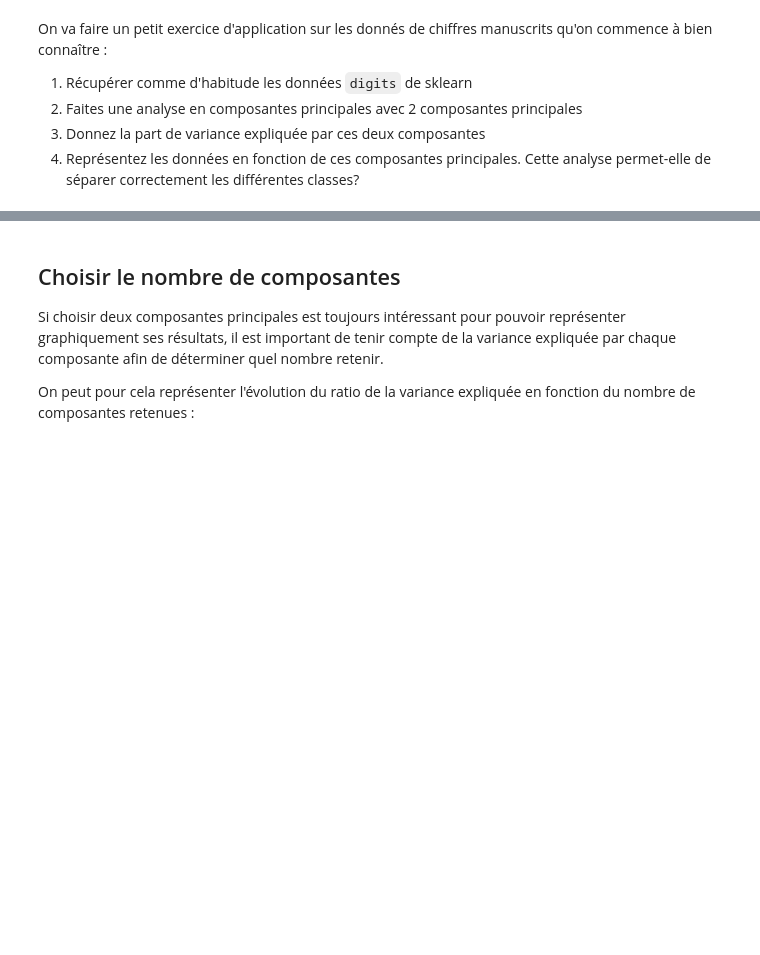
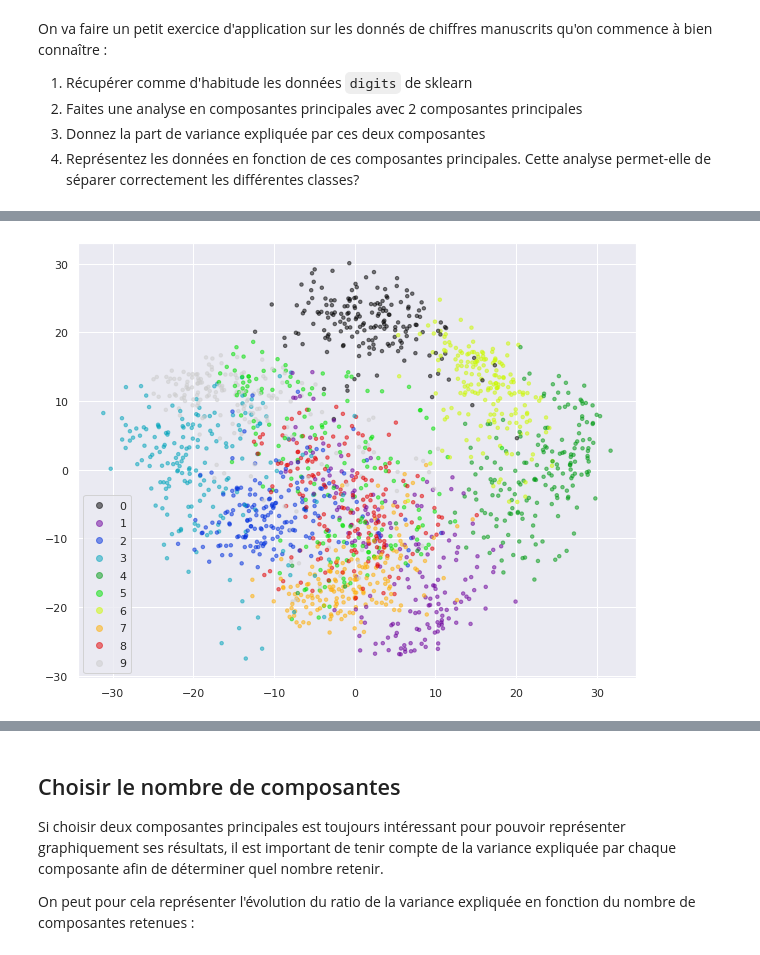
Before and after one commit to louiskuhn/IA-P2-Euskadi, a Jupyter notebook: Ressources/Machine Learning/ACP/ACP.ipynb, the cells around one changed output, grey strips where cells are left out. Drawn from its saved outputs; the diff is of its cells as text; code cells hidden in the pictures; blank space fills up the shorter version.

```diff
--- a/Ressources/Machine Learning/ACP/ACP.ipynb
+++ b/Ressources/Machine Learning/ACP/ACP.ipynb
@@ -140,3 +145,11 @@ On va faire un petit exercice d'application sur les donnés de chiffres manuscri
 2. Faites une analyse en composantes principales avec 2 composantes principales
 3. Donnez la part de variance expliquée par ces deux composantes
 4. Représentez les données en fonction de ces composantes principales. Cette analyse permet-elle de séparer correctement les différentes classes?
+# %%
+from sklearn.datasets import load_digits
+X,y= load_digits(return_X_y=True)
+# %%
+# on paramètre l'ACP et on récupère les parts de variance expliquée
+pca = PCA(2).fit(X)
+X_pca = pca.transform(X)
+print(pca.explained_variance_ratio_, pca.explained_variance_ratio_.sum())
@@ -142,0 +181,9 @@ On va faire un petit exercice d'application sur les donnés de chiffres manuscri
+# %%
+# allons voir graphiquement ce qui se passe
+plt.figure(figsize=(10,8))
+scat = plt.scatter(X_pca[:,0], X_pca[:,1],
+                   c=y, cmap=plt.cm.get_cmap('nipy_spectral'),
+                   alpha=0.5, s=12)
+plt.legend(*scat.legend_elements());
+# %% [output]
+[figure, added]
```
Also changed, not shown: parts of 20 cells of this notebook.
